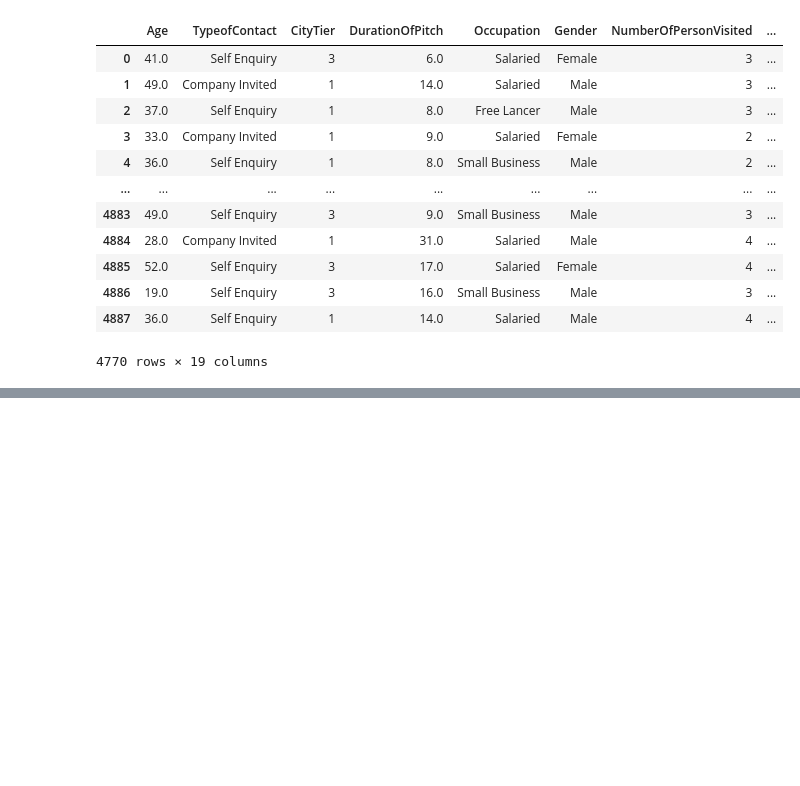
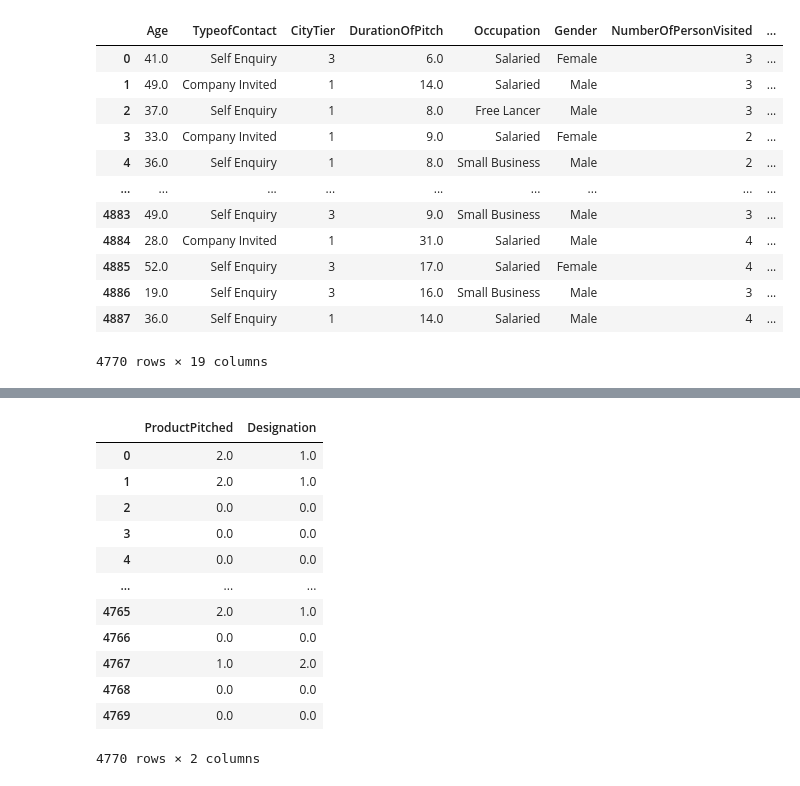
Before and after one commit to SHIVRAJSHINDE/Eda-FeatureEngineering, a Jupyter notebook: EDA/HolidaysPackage/Untitled3.ipynb, the cells around one changed output, grey strips where cells are left out. Drawn from its saved outputs; the diff is of its cells as text; code cells hidden in the pictures; blank space fills up the shorter version.

```diff
--- a/EDA/HolidaysPackage/Untitled3.ipynb
+++ b/EDA/HolidaysPackage/Untitled3.ipynb
@@ -512,0 +570,16 @@ data
+# %%
+labelEncoder
+# %% [output]
+|  | ProductPitched | Designation |
+| 0 | 2.0 | 1.0 |
+| 1 | 2.0 | 1.0 |
+| 2 | 0.0 | 0.0 |
+| 3 | 0.0 | 0.0 |
+| 4 | 0.0 | 0.0 |
+| ... | ... | ... |
+| 4765 | 2.0 | 1.0 |
+| 4766 | 0.0 | 0.0 |
+| 4767 | 1.0 | 2.0 |
+| 4768 | 0.0 | 0.0 |
+| 4769 | 0.0 | 0.0 |
+4770 rows × 2 columns
```
Also changed, not shown: parts of 4 cells of this notebook.
